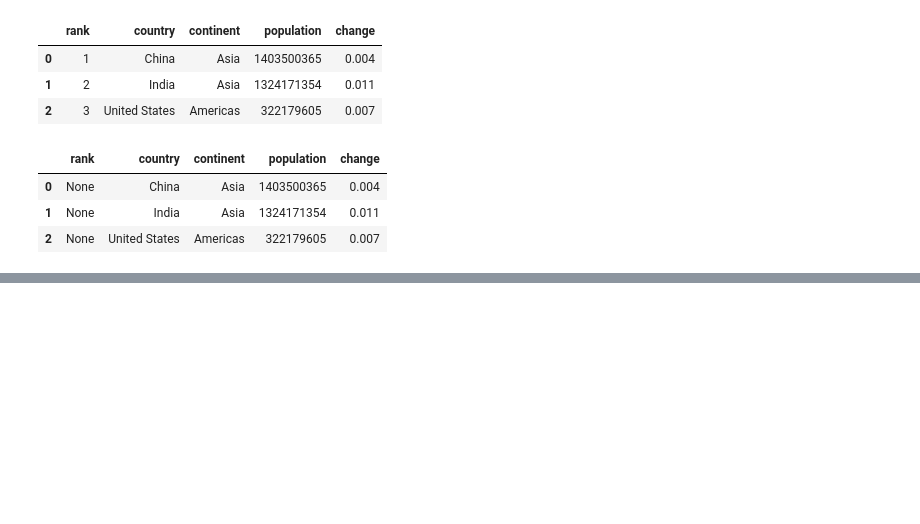
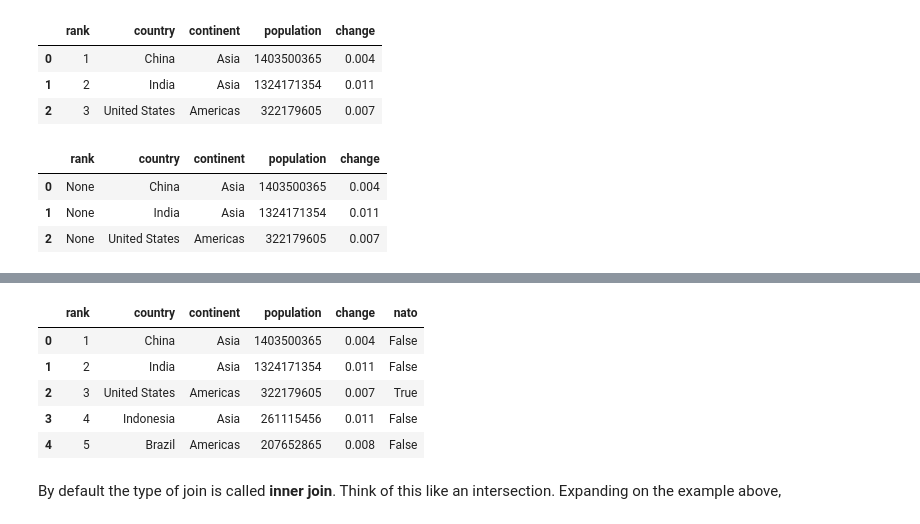
Before and after one commit to hotcode002/Machine-Learning-with-Python, a Jupyter notebook: week_1_basics/day_4_ml_data_structures_1/notebooks/pandas.ipynb, the cells around one changed output, grey strips where cells are left out. Saved outputs shown, nothing was run; the diff lists cells and outputs as text; code cells hidden in the pictures; blank space fills up the shorter version.

Commit message:
pandas merge

```diff
--- a/week_1_basics/day_4_ml_data_structures_1/notebooks/pandas.ipynb
+++ b/week_1_basics/day_4_ml_data_structures_1/notebooks/pandas.ipynb
@@ -731,0 +738,6 @@ df_new
+# %%
+df_1 = df.iloc[0:5,:]
+df_2 = pd.DataFrame()
+df_2["country"] = [ "China","India","United States","Indonesia","Brazil"]
+df_2["nato"] = [False,False,True,False,False]
+df_1
@@ -731,0 +760,11 @@ df_new
+# %%
+df_1.merge(df_2)
+# %% [output]
+|  | rank | country | continent | population | change | nato |
+| 0 | 1 | China | Asia | 1403500365 | 0.004 | False |
+| 1 | 2 | India | Asia | 1324171354 | 0.011 | False |
+| 2 | 3 | United States | Americas | 322179605 | 0.007 | True |
+| 3 | 4 | Indonesia | Asia | 261115456 | 0.011 | False |
+| 4 | 5 | Brazil | Americas | 207652865 | 0.008 | False |
+# %% [markdown]
+By default the type of join is called **inner join**. Think of this like an intersection. Expanding on the example above,
```
Also changed, not shown: parts of 14 cells of this notebook, 4 other files.
